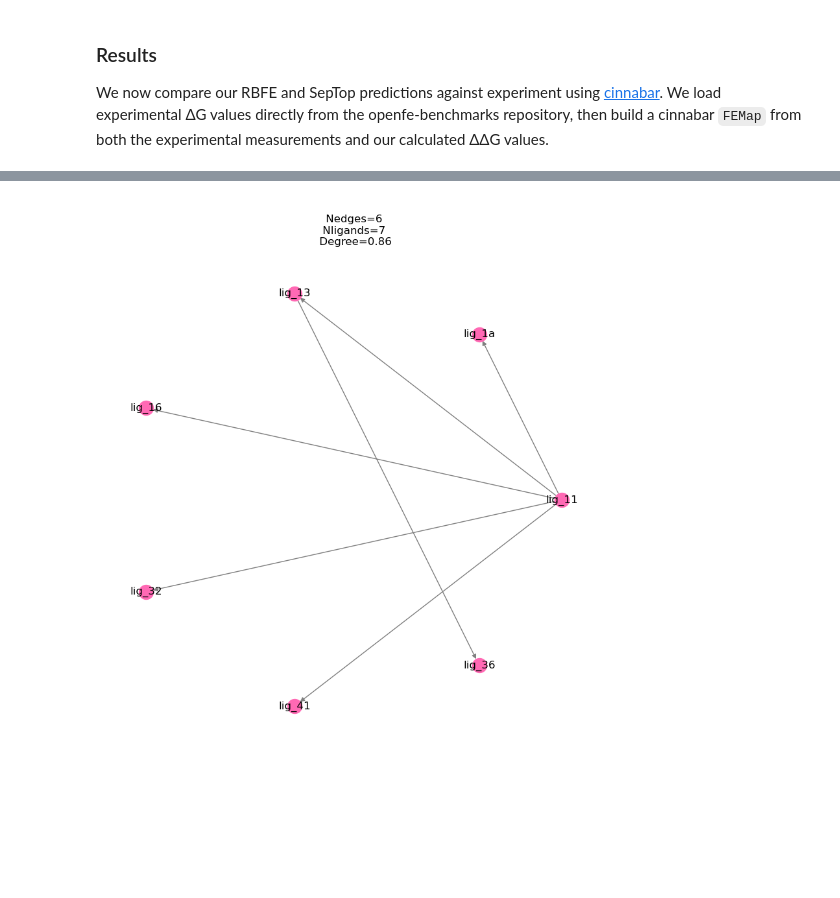
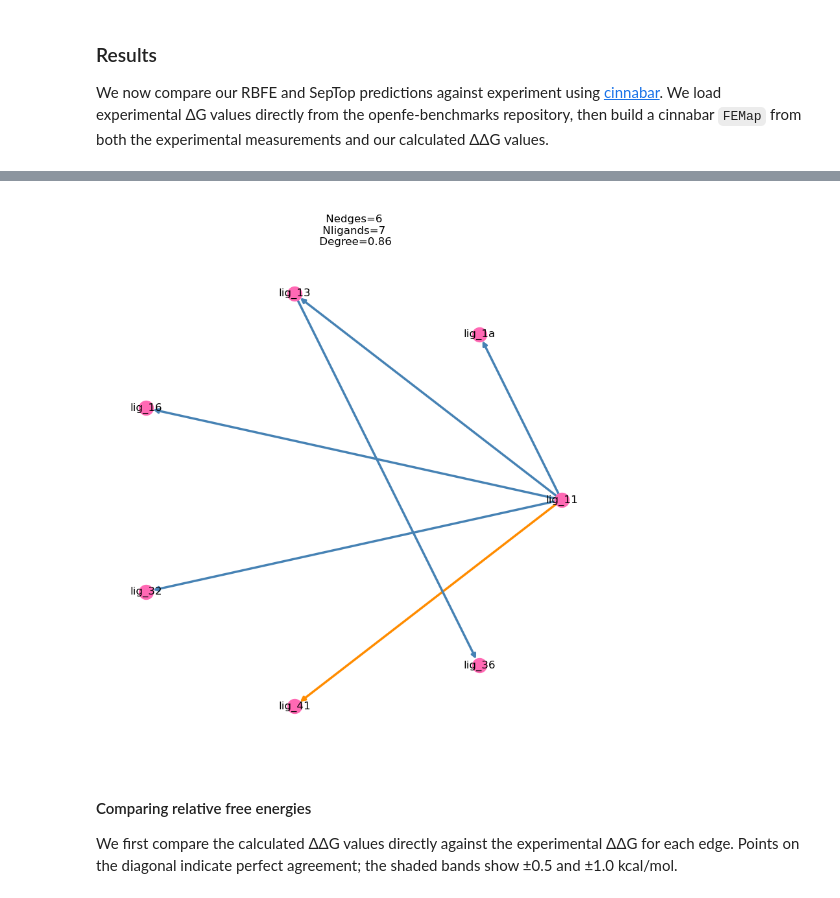
Before and after one commit to OpenFreeEnergy/openfe-demo, a Jupyter notebook: src/openfe_demo.ipynb, the cells around one changed output, grey strips where cells are left out. Saved outputs shown, nothing was run; the diff lists cells and outputs as text; code cells hidden in the pictures; blank space fills up the shorter version.

```diff
--- a/src/openfe_demo.ipynb
+++ b/src/openfe_demo.ipynb
@@ -474,8 +547,20 @@ for name in network_ligands:
 # %%
+# Colour edges by transformation type
+highlight_edges = {
+    "steelblue": [(lig_i, lig_j) for lig_i, lig_j, _, _ in calculated_ddg],
+    "darkorange": [(lig_i, lig_j) for lig_i, lig_j, _, _ in septop_ddg],
+}
+
 # Inspect the network
-fe_map.draw_graph()
+fe_map.draw_graph(highlight_edges=highlight_edges)
 # %% [output]
-[figure, old version]
+[figure, new version]
+# %% [markdown]
+#### Comparing relative free energies
+
+We first compare the calculated ΔΔG values directly against the
+experimental ΔΔG for each edge. Points on the diagonal indicate perfect
+agreement; the shaded bands show ±0.5 and ±1.0 kcal/mol.
 # %%
 # Plot calculated ΔΔG vs experimental ΔΔG
 plotting.plot_DDGs(fe_map, source="openfe", figsize=5)
```
Also changed, not shown: parts of 26 cells of this notebook, 1 other file.
